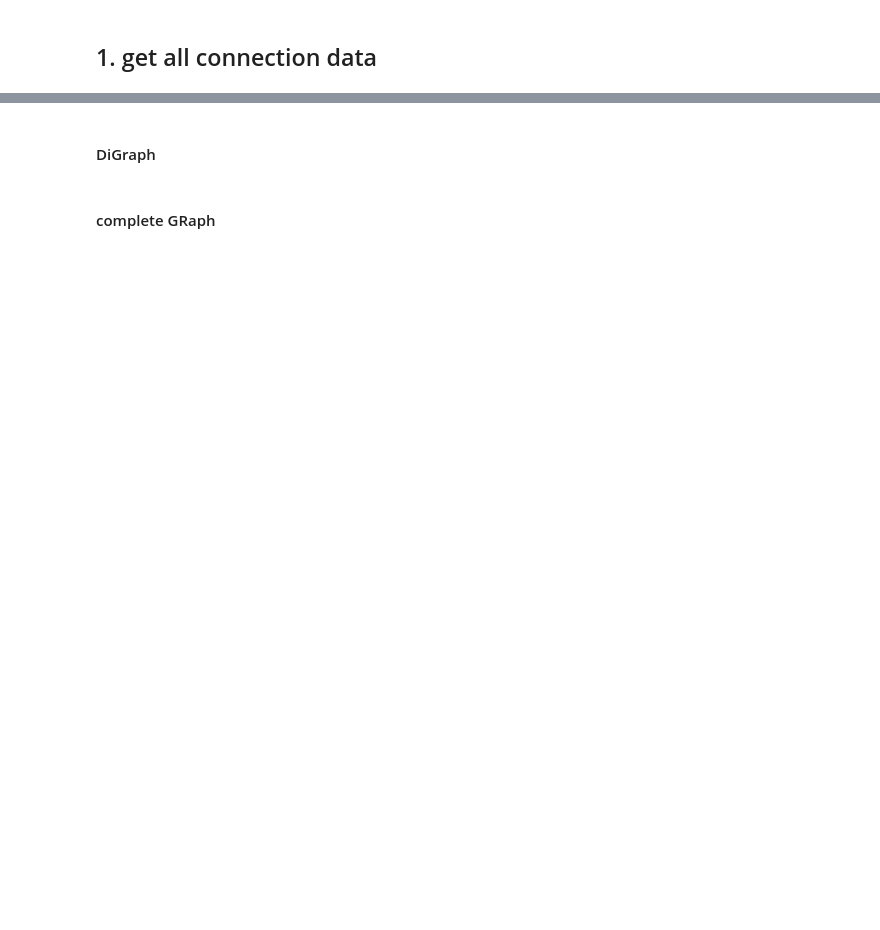
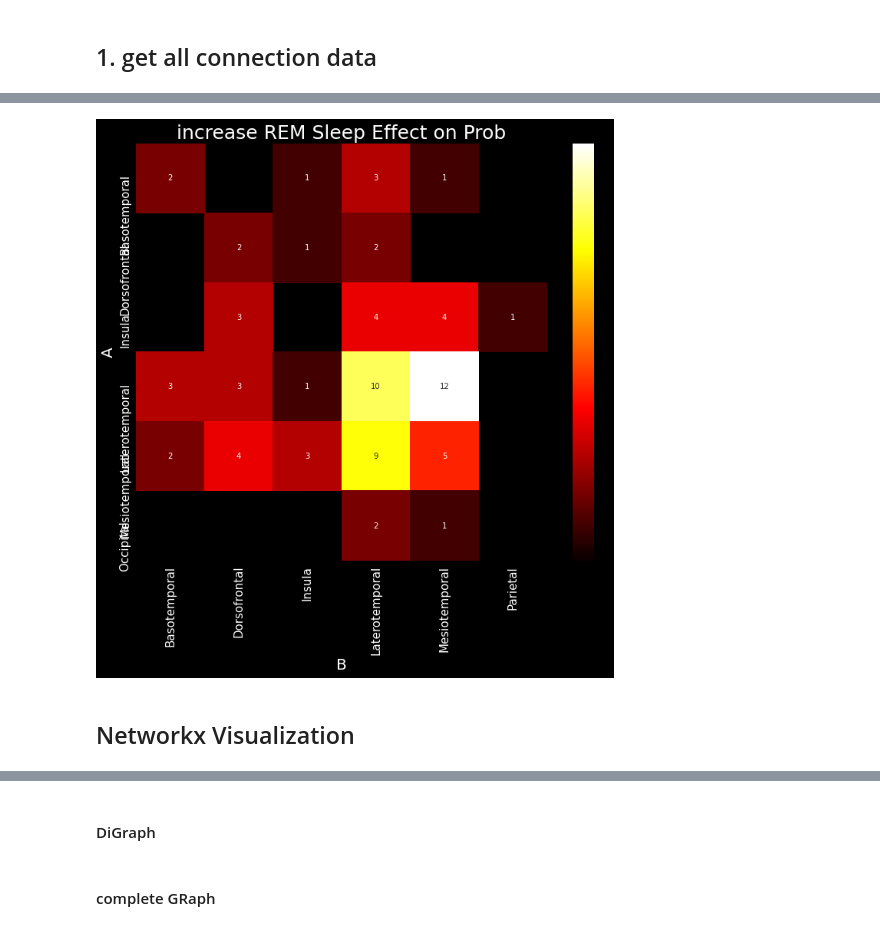
Before and after one commit to vellen23/CCEP_human, a Jupyter notebook: Python_Analysis/EvM/BM_sleep_networks_across.ipynb, the cells around one changed output, grey strips where cells are left out. Cells and saved outputs as stored; diff of their text form; code cells hidden in the pictures; blank space fills up the shorter version.

```diff
--- a/Python_Analysis/EvM/BM_sleep_networks_across.ipynb
+++ b/Python_Analysis/EvM/BM_sleep_networks_across.ipynb
@@ -37,3 +239,32 @@ subjs = ['EL017', 'EL011', 'EL015', 'EL014','EL016']
+# %%
+e_val = 3
+e = 'increase'
+if e_val == 2:
+    e = 'decrease'
+if e_val == 1:
+    e = 'no'
+# %%
+data_con_sig = data_con[(data_con[tt] == e_val) & (data_con.SleepState == sleepstate_labels[ss])]
+df = data_con_sig.groupby(['StimR', 'ChanR'], as_index=False)[[tt]].count()
+df[tt] = np.round(df[tt], 2)
+df_p = df.pivot("StimR", "ChanR", tt)
+# %%
+fig, ax = plt.subplots(figsize=(12, 10))  # mask
+
+fig.patch.set_facecolor('xkcd:black')
+plt.title(e + ' ' + sleepstate_labels[ss] + ' Sleep Effect on ' + test, fontsize=25, color=[1, 1, 1])
+g = sns.heatmap(df_p, annot=True, cmap='hot', vmin=0)
+g.set_facecolor('xkcd:black')
+
+plt.ylabel('A', fontsize=20, color="white")
+plt.xlabel('B', fontsize=20, color="white")
+plt.yticks(fontsize=15, color="white")
+plt.xticks(fontsize=15, color="white", rotation=90)
+plt.show()
+# %% [output]
+[figure, added]
+# %% [markdown]
+## Networkx Visualization
 # %%
 data_con
 # %% [output]
```
Also changed, not shown: parts of 90 cells of this notebook, 10 other files.
